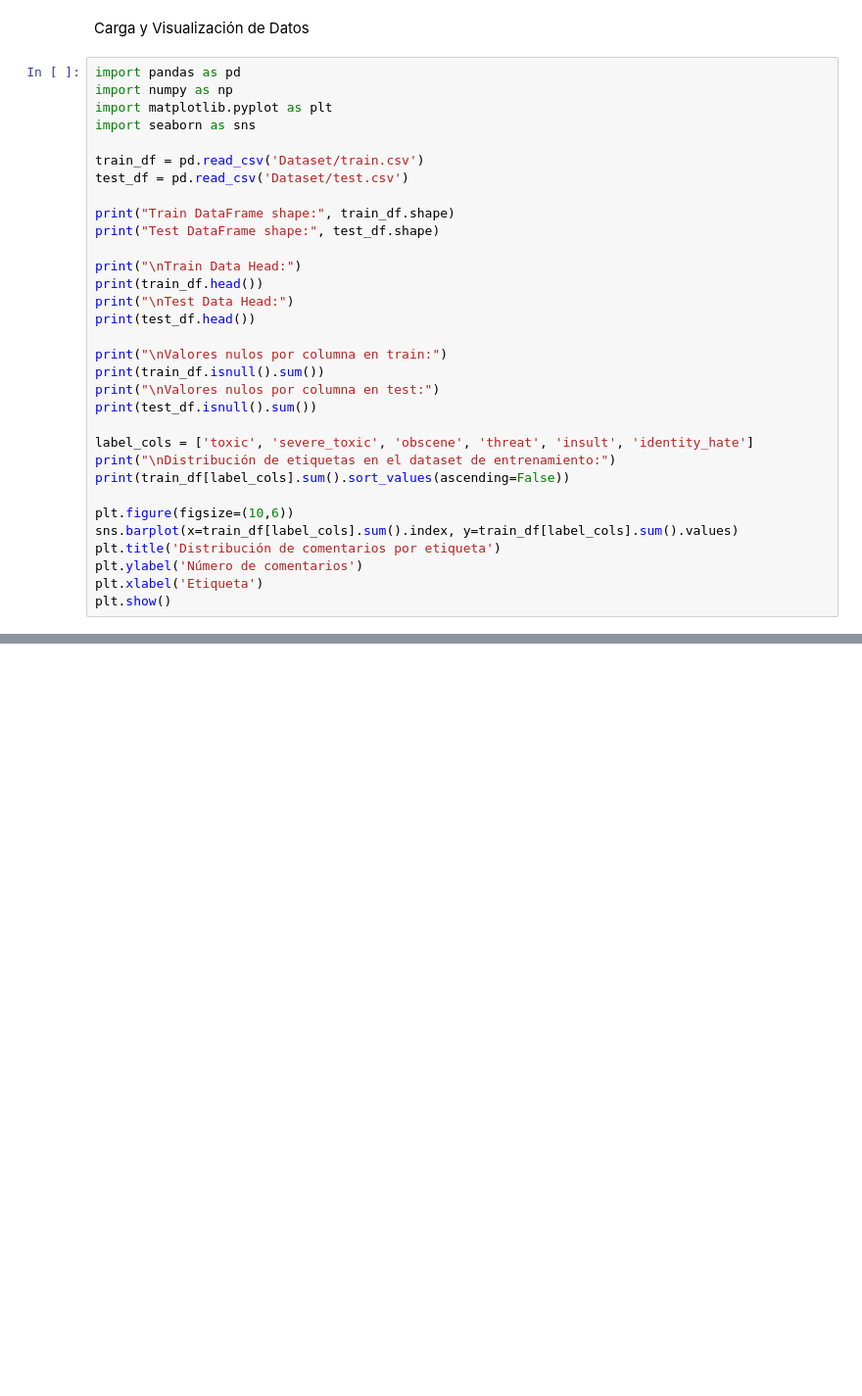
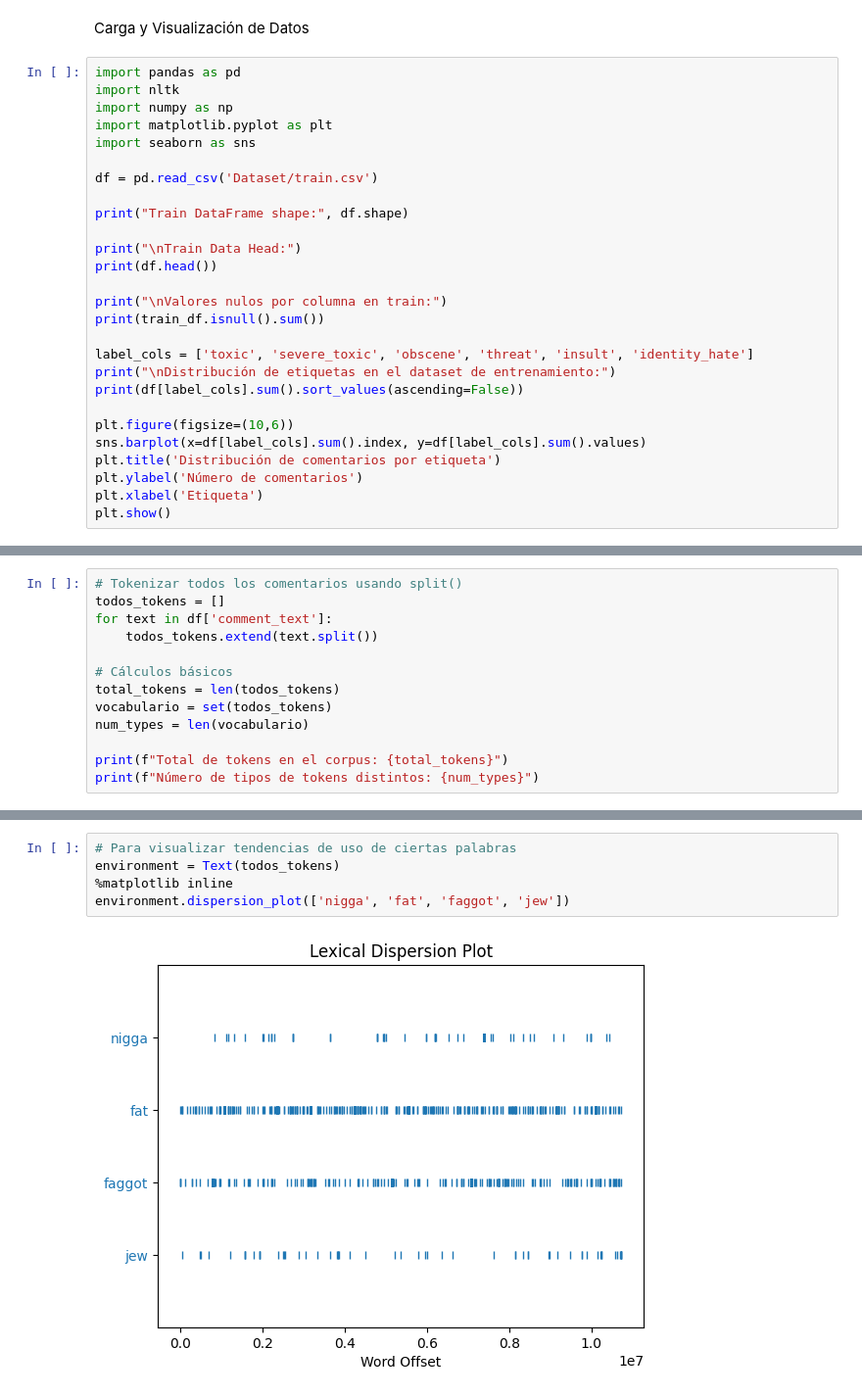
Before and after one commit to jgc103/NLP, a Jupyter notebook: Proyecto/Proyecto.ipynb, the cells around one changed output, grey strips where cells are left out. Shown at 98% size. Saved outputs shown, nothing was run; the diff lists cells and outputs as text; blank space fills up the shorter version.

```diff
--- a/Proyecto/Proyecto.ipynb
+++ b/Proyecto/Proyecto.ipynb
@@ -2,32 +2,27 @@
 Carga y Visualización de Datos
 # %%
 import pandas as pd
+import nltk
 import numpy as np
 import matplotlib.pyplot as plt
 import seaborn as sns
 
-train_df = pd.read_csv('Dataset/train.csv')
-test_df = pd.read_csv('Dataset/test.csv')
+df = pd.read_csv('Dataset/train.csv')
 
-print("Train DataFrame shape:", train_df.shape)
-print("Test DataFrame shape:", test_df.shape)
+print("Train DataFrame shape:", df.shape)
 
 print("\nTrain Data Head:")
-print(train_df.head())
-print("\nTest Data Head:")
-print(test_df.head())
+print(df.head())
 
 print("\nValores nulos por columna en train:")
 print(train_df.isnull().sum())
-print("\nValores nulos por columna en test:")
-print(test_df.isnull().sum())
 
 label_cols = ['toxic', 'severe_toxic', 'obscene', 'threat', 'insult', 'identity_hate']
 print("\nDistribución de etiquetas en el dataset de entrenamiento:")
-print(train_df[label_cols].sum().sort_values(ascending=False))
+print(df[label_cols].sum().sort_values(ascending=False))
 
 plt.figure(figsize=(10,6))
-sns.barplot(x=train_df[label_cols].sum().index, y=train_df[label_cols].sum().values)
+sns.barplot(x=df[label_cols].sum().index, y=df[label_cols].sum().values)
 plt.title('Distribución de comentarios por etiqueta')
 plt.ylabel('Número de comentarios')
 plt.xlabel('Etiqueta')
@@ -53,0 +69,13 @@ dtype: int64
+# %%
+# Tokenizar todos los comentarios usando split()
+todos_tokens = []
+for text in df['comment_text']:
+    todos_tokens.extend(text.split())
+
+# Cálculos básicos
+total_tokens = len(todos_tokens)
+vocabulario = set(todos_tokens)
+num_types = len(vocabulario)
+
+print(f"Total de tokens en el corpus: {total_tokens}")
+print(f"Número de tipos de tokens distintos: {num_types}")
@@ -53,0 +129,7 @@ dtype: int64
+# %%
+# Para visualizar tendencias de uso de ciertas palabras
+environment = Text(todos_tokens)
+%matplotlib inline
+environment.dispersion_plot(['nigga', 'fat', 'faggot', 'jew'])
+# %% [output]
+[figure, added]
```
Also changed, not shown: parts of 20 cells of this notebook.
